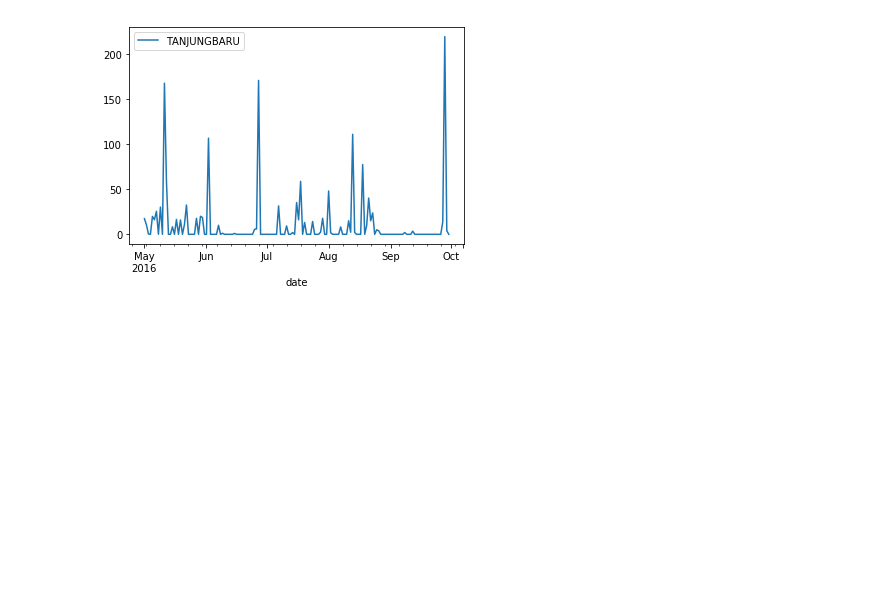
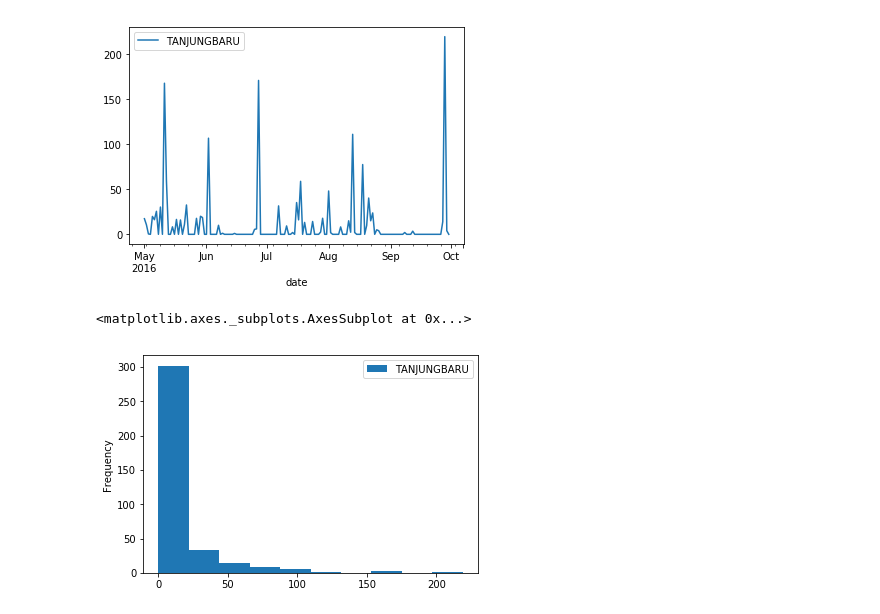
Before and after one commit to hidrokit/hidrokit, a Jupyter notebook: src/Demo Pos Hujan.ipynb, the cells around one changed output. Drawn from its saved outputs; the diff is of its cells as text; code cells hidden in the pictures; blank space fills up the shorter version.

```diff
--- a/src/Demo Pos Hujan.ipynb
+++ b/src/Demo Pos Hujan.ipynb
@@ -205,3 +221,8 @@ Plotting dengan periode tertentu
 phdf['20160501':'20161001'][:-1].plot();
 # %% [output]
 [figure]
+# %%
+phdf.plot.hist(bins=10)
+# %% [output]
+<matplotlib.axes._subplots.AxesSubplot at 0x...>
+[figure, added]
```
Also changed, not shown: parts of 3 cells of this notebook.
